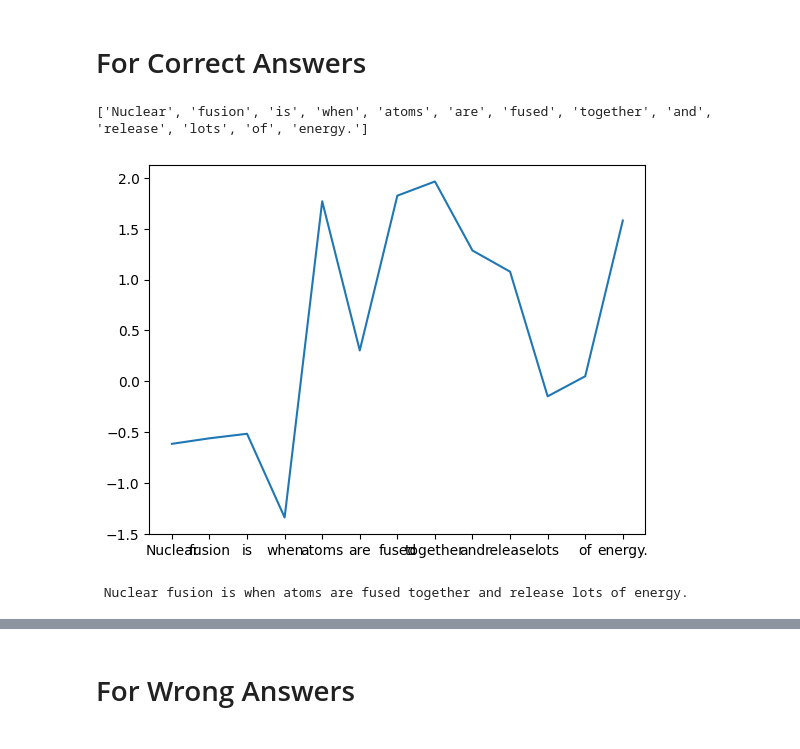
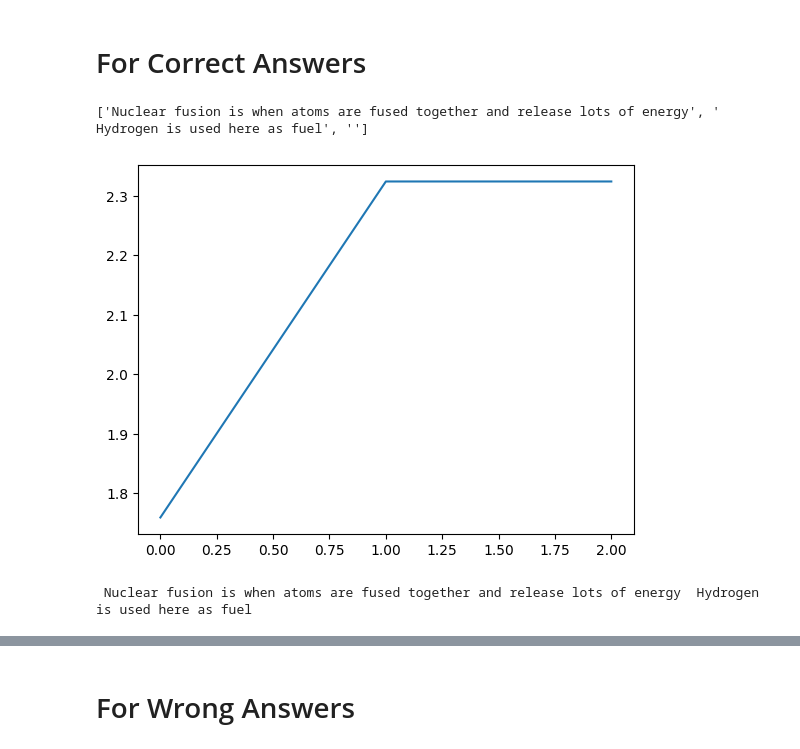
Before and after one commit to Rohit909-creator/Reward-Augmented-Decoding-RAD-, a Jupyter notebook: testnotebook.ipynb, the cells around one changed output, grey strips where cells are left out. Cells and saved outputs as stored; diff of their text form; code cells hidden in the pictures.

```diff
--- a/testnotebook.ipynb
+++ b/testnotebook.ipynb
@@ -31,7 +58,7 @@ tokenizer = AutoTokenizer.from_pretrained(model_name)
 rm = AutoModelForSequenceClassification.from_pretrained(model_name)  # ~738MB file
 
 question = "Explain nuclear fusion like I'm five."
-answer  = "Nuclear fusion is when atoms stick together and release lots of energy."
+answer  = "Nuclear fusion is when atoms are fused together and release lots of energy. Hydrogen is used here as fuel."
 
 inputs = tokenizer(question, answer, return_tensors="pt", truncation=True)
 logits = rm(**inputs).logits.squeeze()   # scalar score (higher -> more strongly preferred)
@@ -80,32 +107,32 @@ rm.named_modules
 # %%
 import matplotlib.pyplot as plt
 from tqdm import tqdm
 question = "Explain nuclear fusion like I'm five."
-answer  = "Nuclear fusion is when atoms are fused together and release lots of energy."
-answers = answer.split(" ")
+answer  = "Nuclear fusion is when atoms are fused together and release lots of energy. Hydrogen is used here as fuel."
+answers = answer.split(".")
 
 print(answers)
 
 context = ""
 scores = []
 steps = []
 for i in tqdm(range(len(answers)), "Processing:"):
     context += " " + answers[i]
     inputs = tokenizer(question, context, return_tensors="pt", truncation=True)
     with torch.no_grad():
         logits = rm(**inputs).logits.squeeze()   # scalar score (higher -> more strongly preferred)
         score = logits.item()
     scores.append(score)
     steps.append(i)
     # print("RM score:", score)
 
-plt.plot(answers, scores)
+plt.plot(steps, scores)
 plt.show()
 print(context)
 # %% [output]
-['Nuclear', 'fusion', 'is', 'when', 'atoms', 'are', 'fused', 'together', 'and', 'release', 'lots', 'of', 'energy.']
+['Nuclear fusion is when atoms are fused together and release lots of energy', ' Hydrogen is used here as fuel', '']
-[figure, old version]
+[figure, new version]
- Nuclear fusion is when atoms are fused together and release lots of energy.
+ Nuclear fusion is when atoms are fused together and release lots of energy  Hydrogen is used here as fuel
 # %%
 question = "what is Photosynthesis?"
 answer  = "Photosynthesis is the process by which plants, algae, and some bacteria convert light energy into chemical energy, producing sugars (food) and oxygen. It's a vital biochemical process that underpins most life on Earth by providing a source of energy and oxygen."
```
Also changed, not shown: parts of 15 cells of this notebook, 4 other files.
